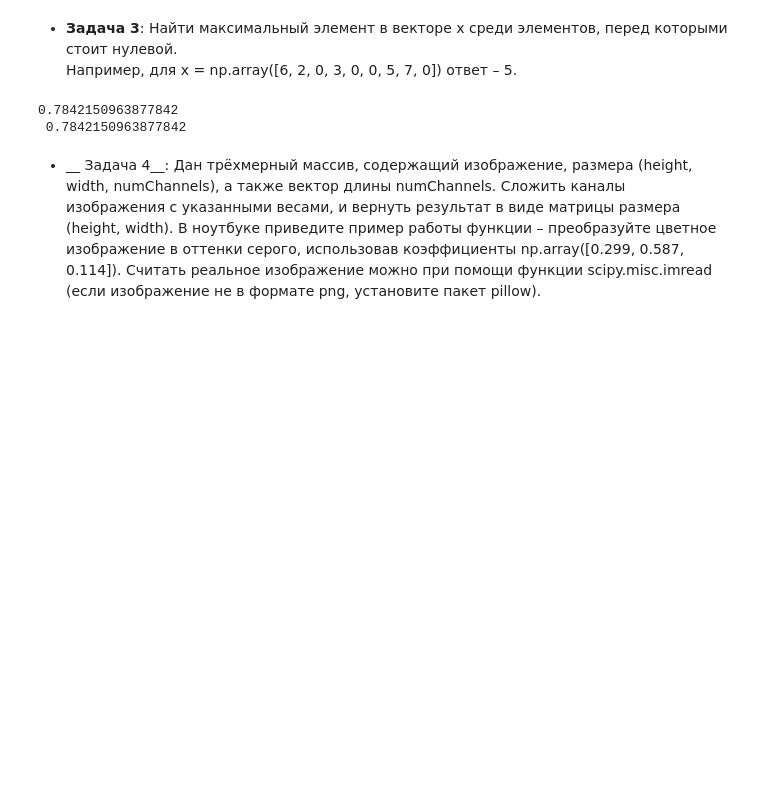
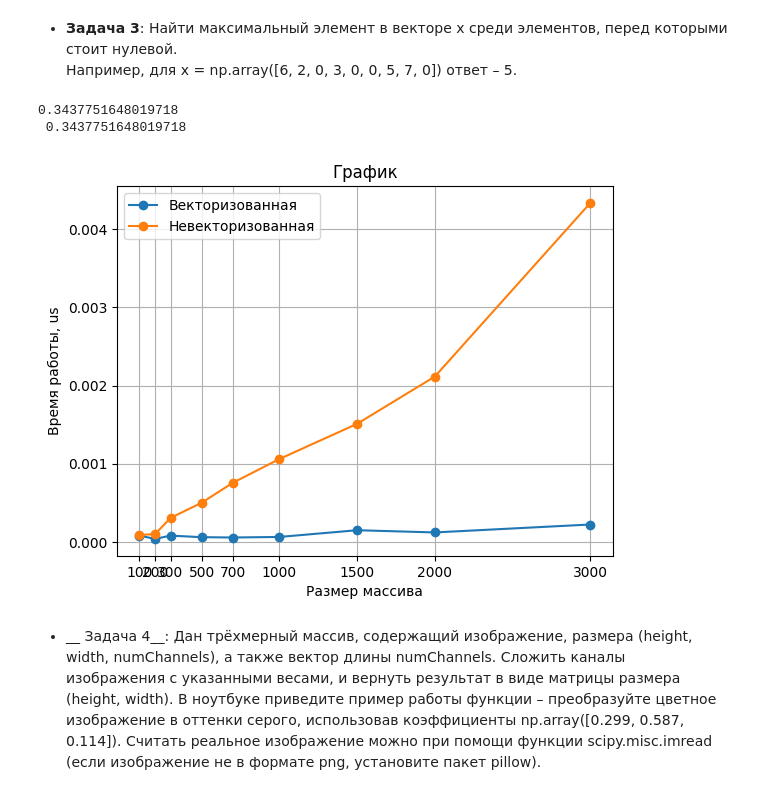
Before and after one commit to NikitaCat81/MLAESCTeminNikita, a Jupyter notebook: task1_numpy/task1_numpy_practive.ipynb, the cells around one changed output. Cells and saved outputs as stored; diff of their text form; code cells hidden in the pictures; blank space fills up the shorter version.

```diff
--- a/task1_numpy/task1_numpy_practive.ipynb
+++ b/task1_numpy/task1_numpy_practive.ipynb
@@ -208,50 +214,60 @@ y = random.randint(3, 9)
 
 ms = np.random.rand(x)
 
 
-def max_after_zero_non_vect(ms):
+def max_after_zero(ms):
     a = list()
     for i in range(1, len(ms)):
         if((ms[i - 1] == 0).any):
             a.append(ms[i])
     return max(a)
 
 def max_after_zero_vect(ms):
     a = np.ones((1))
     a = np.hstack((a, ms))
     i = a == 0
     return np.max(ms)
 
 
 
-print(max_after_zero_non_vect(ms), '\n', max_after_zero_vect(ms))
+print(max_after_zero(ms), '\n', max_after_zero_vect(ms))
 
-size = [10, 50, 100, 200, 500, 1000]
-v_1 = list()
-non_v_1 = list()
+size_d = [100, 200, 300, 500, 700, 1000, 1500, 2000, 3000]
+v_1 = []
+non_v_1 = []
 
-for size in data_size_1:
-    ms = np.random.randint(-10, 10, (size, size))
+for size_a in size_d:
+    ms = np.random.randint(-10, 10, (size_a))
 
-    v = %timeit -o max_after_zero_non_vect(ms)
-    non_v = %timeit -o max_after_zero_vect(ms)
-    v_1.append(v.average * 1000000)
-    non_v_1.append(non_ve.average * 1000000)
+    start_time = time.time()
+
+    max_after_zero(ms)
+
+    non_v =  time.time() - start_time
+
+    start_time = time.time()
+
+    max_after_zero_vect(ms)
+    v = time.time() - start_time
+
+    v_1.append(v)
+    non_v_1.append(non_v)
 
 
-plt.plot(size, vt_1, label=u"Векторизованная")
-plt.plot(size, non_v_1, label=u"Невекторизованная")
-plt.xticks(data_size_1)
+plt.plot(size_d, v_1, label="Векторизованная", marker='o')
+plt.plot(size_d, non_v_1, label="Невекторизованная", marker='o')
+plt.xticks(size_d)
 plt.xlabel(u'Размер маcсива')
 plt.ylabel(u'Время работы, us')
-plt.title(u'График к задаче №1')
+plt.title(u'График')
 plt.grid(True)
 plt.legend()
 
 plt.show()
 # %% [output]
-0.7842150963877842
- 0.7842150963877842
+0.3437751648019718
+ 0.3437751648019718
+[figure, added]
 # %% [markdown]
 
 
```
Also changed, not shown: parts of 5 cells of this notebook.
